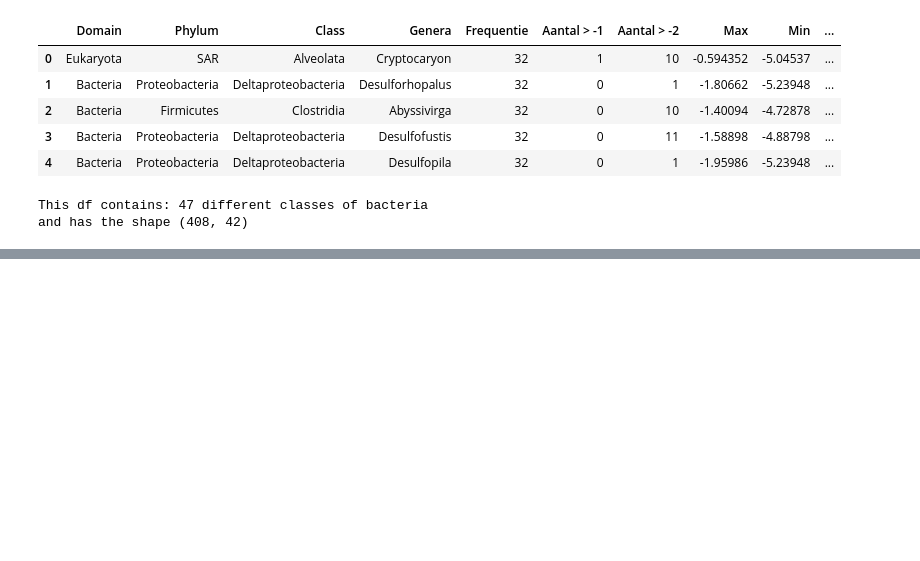
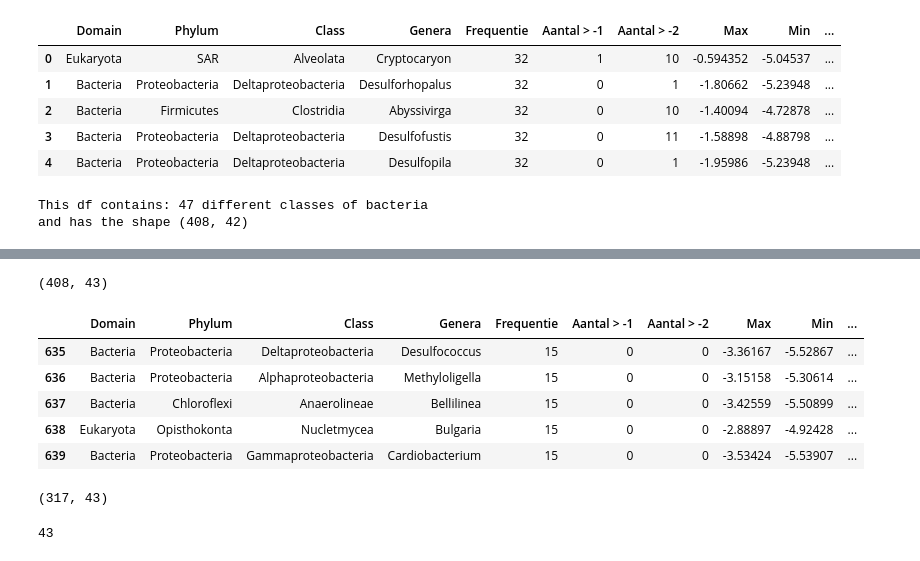
Before and after one commit to KennisnetwerkDataScience/Waterlaboratorium-Noord-IoT, a Jupyter notebook: Team1/read_and_explore.ipynb, the cells around one changed output, grey strips where cells are left out. Drawn from its saved outputs; the diff is of its cells as text; code cells hidden in the pictures; blank space fills up the shorter version.

```diff
--- a/Team1/read_and_explore.ipynb
+++ b/Team1/read_and_explore.ipynb
@@ -79,0 +99,23 @@ df_selected.to_csv(PATH + 'test.csv')
+# %%
+test = df_selected.copy()
+test['full_count'] = test.apply(lambda x: x.count(), axis=1)
+print(test.shape)
+cutoff = 43*0.6 #25.8
+test_done = test.loc[test['full_count']>cutoff].copy()
+test_done.tail()
+# %% [output]
+(408, 43)
+|  | Domain | Phylum | Class | Genera | Frequentie | Aantal > -1 | Aantal > -2 | Max | Min | ... |
+| 635 | Bacteria | Proteobacteria | Deltaproteobacteria | Desulfococcus | 15 | 0 | 0 | -3.36167 | -5.52867 | ... |
+| 636 | Bacteria | Proteobacteria | Alphaproteobacteria | Methyloligella | 15 | 0 | 0 | -3.15158 | -5.30614 | ... |
+| 637 | Bacteria | Chloroflexi | Anaerolineae | Bellilinea | 15 | 0 | 0 | -3.42559 | -5.50899 | ... |
+| 638 | Eukaryota | Opisthokonta | Nucletmycea | Bulgaria | 15 | 0 | 0 | -2.88897 | -4.92428 | ... |
+| 639 | Bacteria | Proteobacteria | Gammaproteobacteria | Cardiobacterium | 15 | 0 | 0 | -3.53424 | -5.53907 | ... |
+# %%
+test_done.shape
+# %% [output]
+(317, 43)
+# %%
+len(test_done.Class.unique())
+# %% [output]
+43
```
Also changed, not shown: parts of 7 cells of this notebook.
